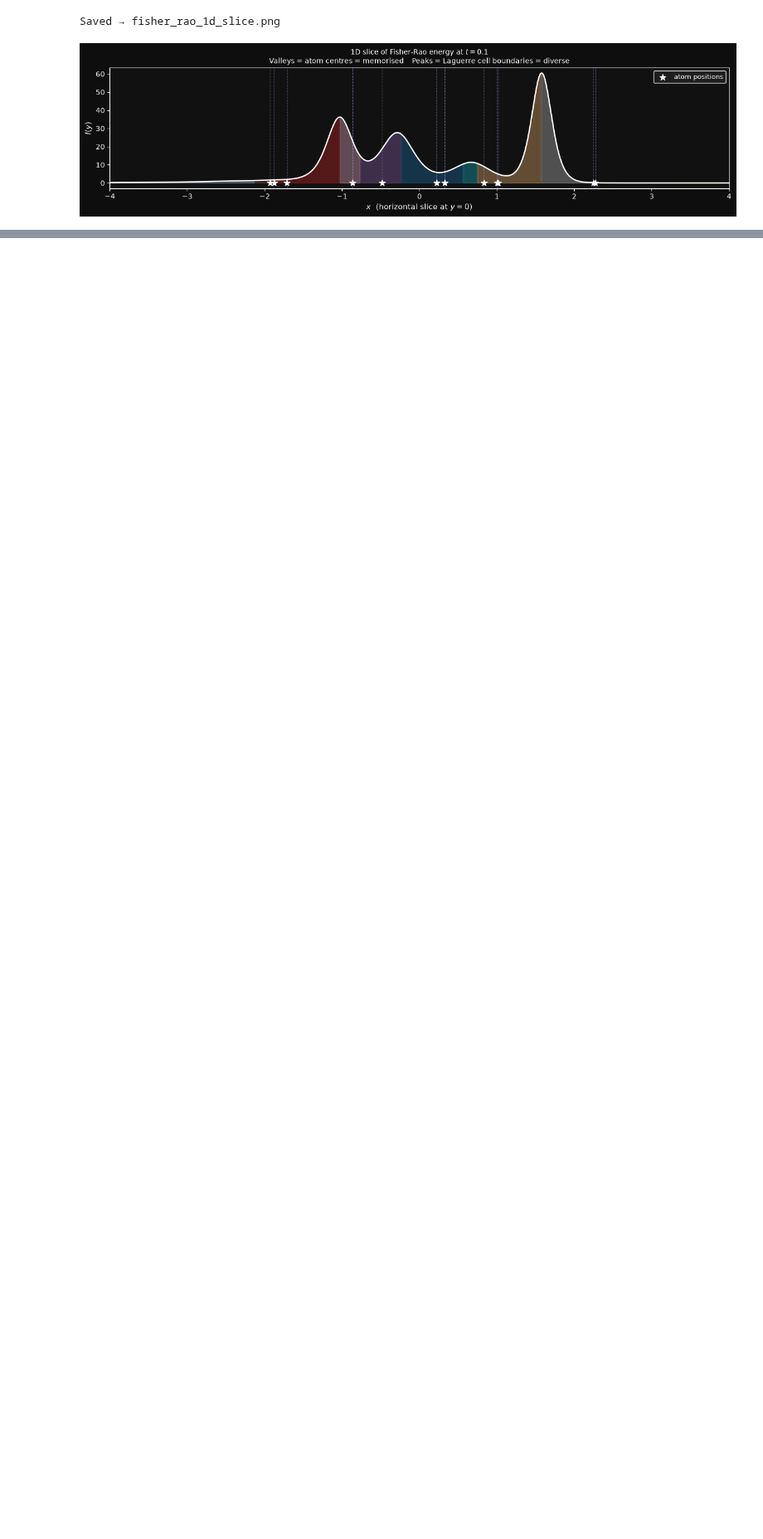
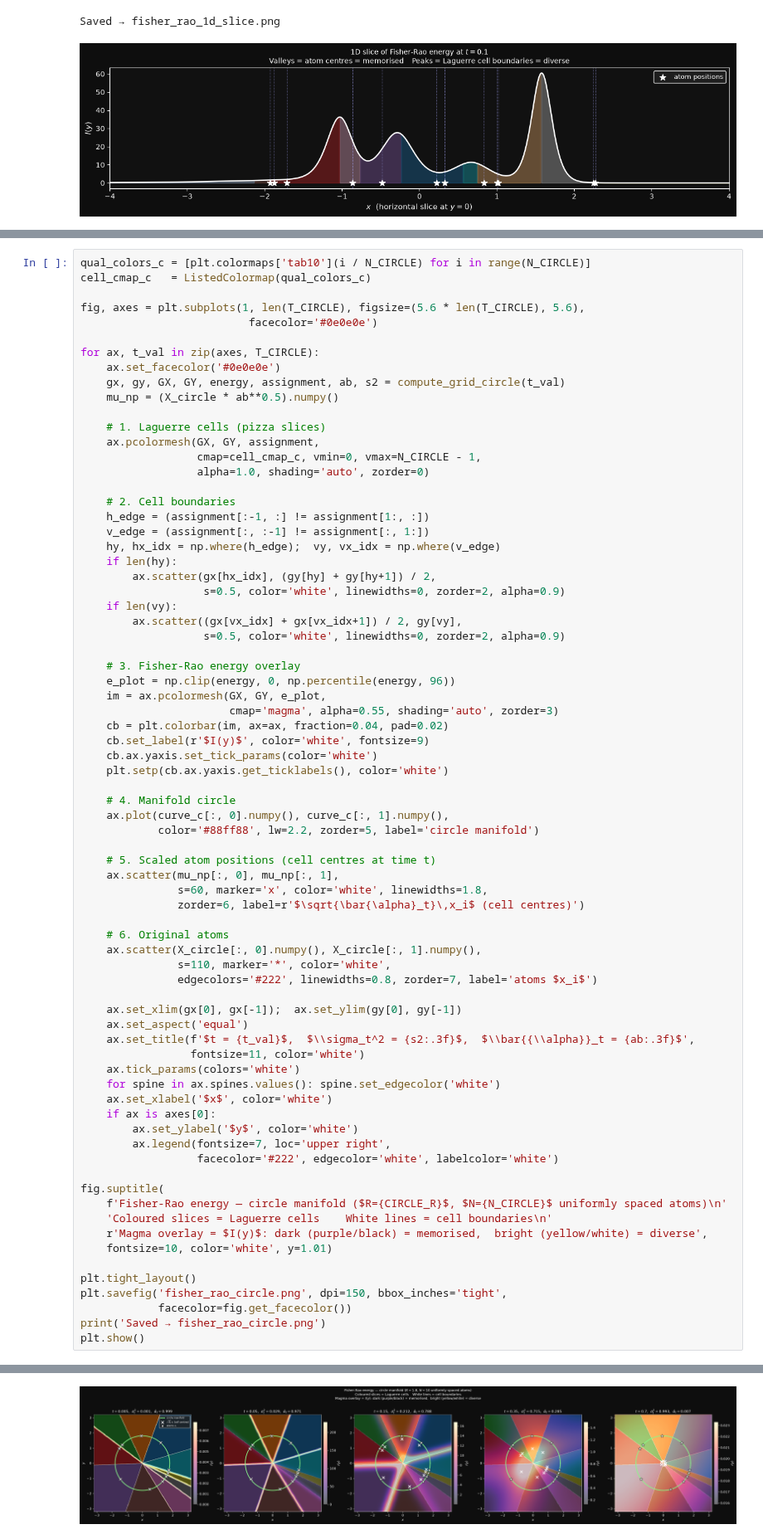
Before and after one commit to narbengusu/denoising_memorization, a Jupyter notebook: experiments/toy_manifold/03_fisher_rao_geometry.ipynb, the cells around one changed output, grey strips where cells are left out. Shown at 83% size. Drawn from its saved outputs; the diff is of its cells as text; blank space fills up the shorter version.

Commit message:
03_fisher_rao_geometry: add circle manifold with random atom spacing, t=0.005 panel

```diff
--- a/experiments/toy_manifold/03_fisher_rao_geometry.ipynb
+++ b/experiments/toy_manifold/03_fisher_rao_geometry.ipynb
@@ -215,0 +284,75 @@ Saved → fisher_rao_1d_slice.png
+# %%
+qual_colors_c = [plt.colormaps['tab10'](i / N_CIRCLE) for i in range(N_CIRCLE)]
+cell_cmap_c   = ListedColormap(qual_colors_c)
+
+fig, axes = plt.subplots(1, len(T_CIRCLE), figsize=(5.6 * len(T_CIRCLE), 5.6),
+                          facecolor='#0e0e0e')
+
+for ax, t_val in zip(axes, T_CIRCLE):
+    ax.set_facecolor('#0e0e0e')
+    gx, gy, GX, GY, energy, assignment, ab, s2 = compute_grid_circle(t_val)
+    mu_np = (X_circle * ab**0.5).numpy()
+
+    # 1. Laguerre cells (pizza slices)
+    ax.pcolormesh(GX, GY, assignment,
+                  cmap=cell_cmap_c, vmin=0, vmax=N_CIRCLE - 1,
+                  alpha=1.0, shading='auto', zorder=0)
+
+    # 2. Cell boundaries
+    h_edge = (assignment[:-1, :] != assignment[1:, :])
+    v_edge = (assignment[:, :-1] != assignment[:, 1:])
+    hy, hx_idx = np.where(h_edge);  vy, vx_idx = np.where(v_edge)
+    if len(hy):
+        ax.scatter(gx[hx_idx], (gy[hy] + gy[hy+1]) / 2,
+                   s=0.5, color='white', linewidths=0, zorder=2, alpha=0.9)
+    if len(vy):
+        ax.scatter((gx[vx_idx] + gx[vx_idx+1]) / 2, gy[vy],
+                   s=0.5, color='white', linewidths=0, zorder=2, alpha=0.9)
+
+    # 3. Fisher-Rao energy overlay
+    e_plot = np.clip(energy, 0, np.percentile(energy, 96))
+    im = ax.pcolormesh(GX, GY, e_plot,
+                       cmap='magma', alpha=0.55, shading='auto', zorder=3)
+    cb = plt.colorbar(im, ax=ax, fraction=0.04, pad=0.02)
+    cb.set_label(r'$I(y)$', color='white', fontsize=9)
+    cb.ax.yaxis.set_tick_params(color='white')
+    plt.setp(cb.ax.yaxis.get_ticklabels(), color='white')
+
+    # 4. Manifold circle
+    ax.plot(curve_c[:, 0].numpy(), curve_c[:, 1].numpy(),
+            color='#88ff88', lw=2.2, zorder=5, label='circle manifold')
+
+    # 5. Scaled atom positions (cell centres at time t)
+    ax.scatter(mu_np[:, 0], mu_np[:, 1],
+               s=60, marker='x', color='white', linewidths=1.8,
+               zorder=6, label=r'$\sqrt{\bar{\alpha}_t}\,x_i$ (cell centres)')
+
+    # 6. Original atoms
+    ax.scatter(X_circle[:, 0].numpy(), X_circle[:, 1].numpy(),
+               s=110, marker='*', color='white',
+               edgecolors='#222', linewidths=0.8, zorder=7, label='atoms $x_i$')
+
+    ax.set_xlim(gx[0], gx[-1]);  ax.set_ylim(gy[0], gy[-1])
+    ax.set_aspect('equal')
+    ax.set_title(f'$t = {t_val}$,  $\\sigma_t^2 = {s2:.3f}$,  $\\bar{{\\alpha}}_t = {ab:.3f}$',
+                 fontsize=11, color='white')
+    ax.tick_params(colors='white')
+    for spine in ax.spines.values(): spine.set_edgecolor('white')
+    ax.set_xlabel('$x$', color='white')
+    if ax is axes[0]:
+        ax.set_ylabel('$y$', color='white')
+        ax.legend(fontsize=7, loc='upper right',
+                  facecolor='#222', edgecolor='white', labelcolor='white')
+
+fig.suptitle(
+    f'Fisher-Rao energy — circle manifold ($R={CIRCLE_R}$, $N={N_CIRCLE}$ uniformly spaced atoms)\n'
+    'Coloured slices = Laguerre cells    White lines = cell boundaries\n'
+    r'Magma overlay = $I(y)$: dark (purple/black) = memorised,  bright (yellow/white) = diverse',
+    fontsize=10, color='white', y=1.01)
+
+plt.tight_layout()
+plt.savefig('fisher_rao_circle.png', dpi=150, bbox_inches='tight',
+            facecolor=fig.get_facecolor())
+print('Saved → fisher_rao_circle.png')
+plt.show()
+# %% [output]
@@ -215,0 +360 @@ Saved → fisher_rao_1d_slice.png
+[figure, added]
```
Also changed, not shown: parts of 2 cells of this notebook.
